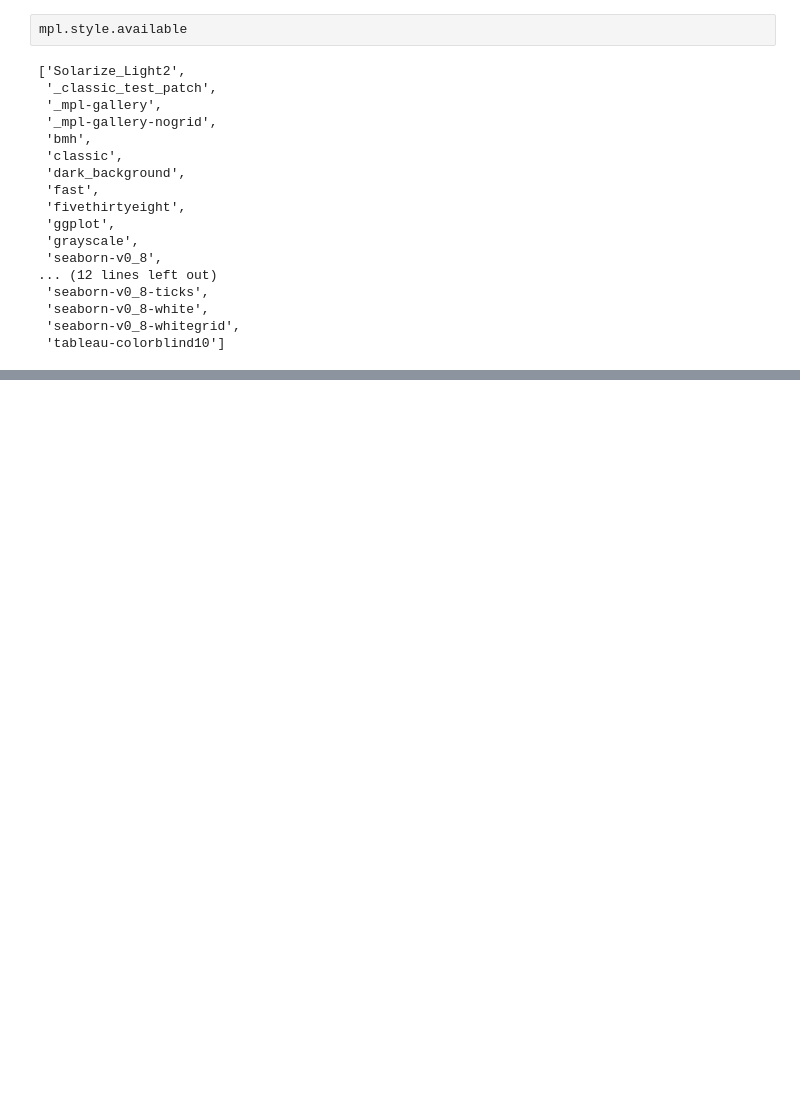
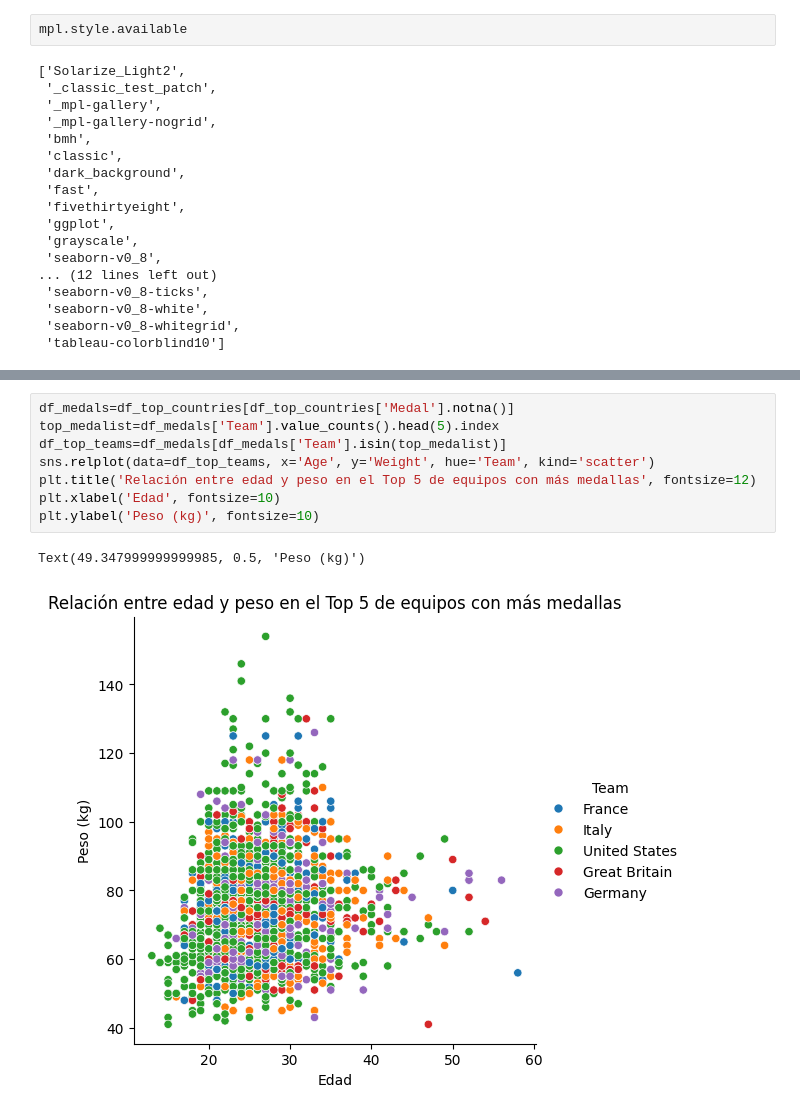
Before and after one commit to Valentinafd8/REPO_BOOTCAMP, a Jupyter notebook: Proyectoupdated.ipynb, the cells around one changed output, grey strips where cells are left out. Saved outputs shown, nothing was run; the diff lists cells and outputs as text; blank space fills up the shorter version.

```diff
--- a/Proyectoupdated.ipynb
+++ b/Proyectoupdated.ipynb
@@ -83,0 +152,11 @@ mpl.style.available
+# %%
+df_medals=df_top_countries[df_top_countries['Medal'].notna()]
+top_medalist=df_medals['Team'].value_counts().head(5).index
+df_top_teams=df_medals[df_medals['Team'].isin(top_medalist)]
+sns.relplot(data=df_top_teams, x='Age', y='Weight', hue='Team', kind='scatter')
+plt.title('Relación entre edad y peso en el Top 5 de equipos con más medallas', fontsize=12)
+plt.xlabel('Edad', fontsize=10)
+plt.ylabel('Peso (kg)', fontsize=10)
+# %% [output]
+Text(49.347999999999985, 0.5, 'Peso (kg)')
+[figure, added]
```
Also changed, not shown: parts of 10 cells of this notebook, 1 other file.
